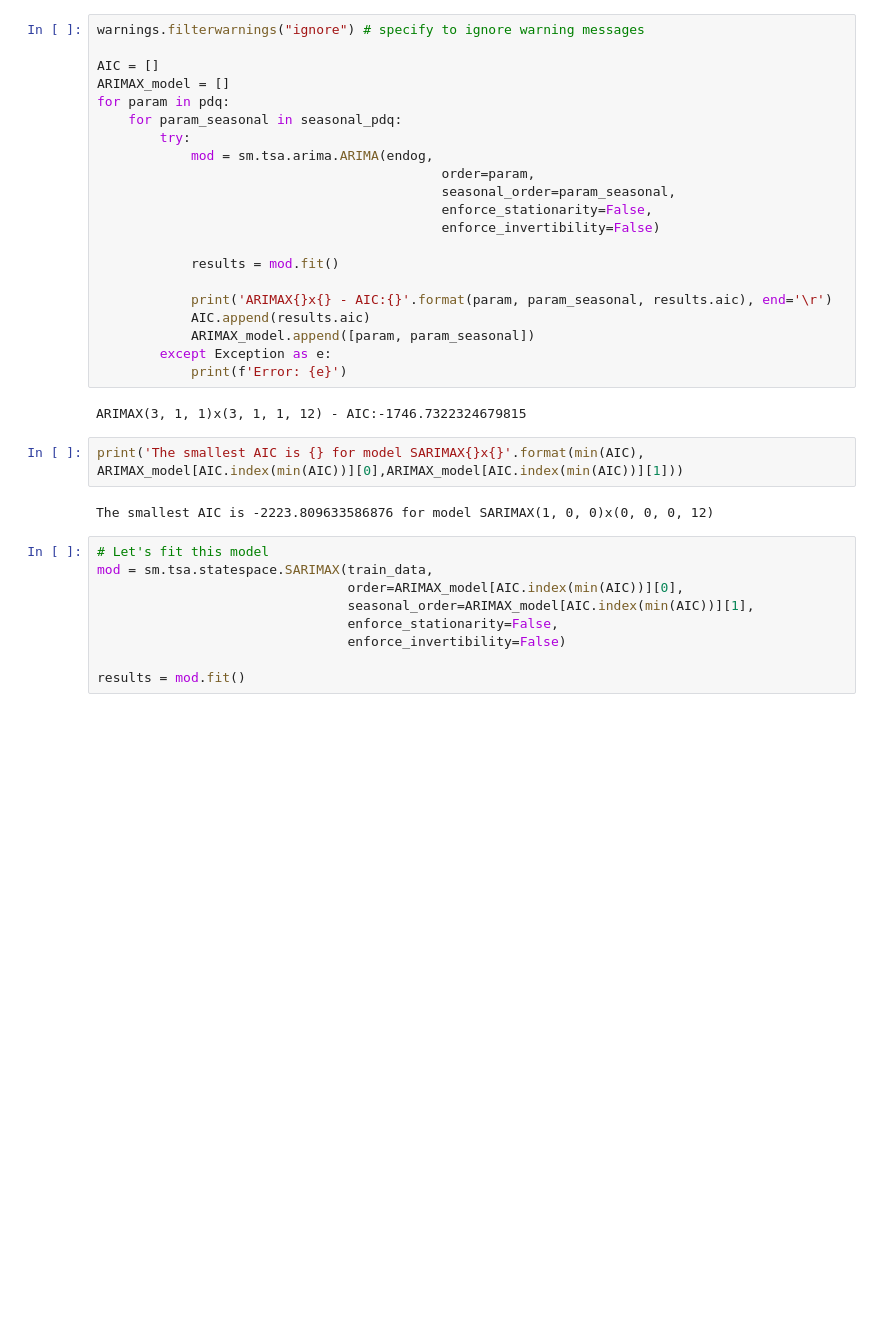
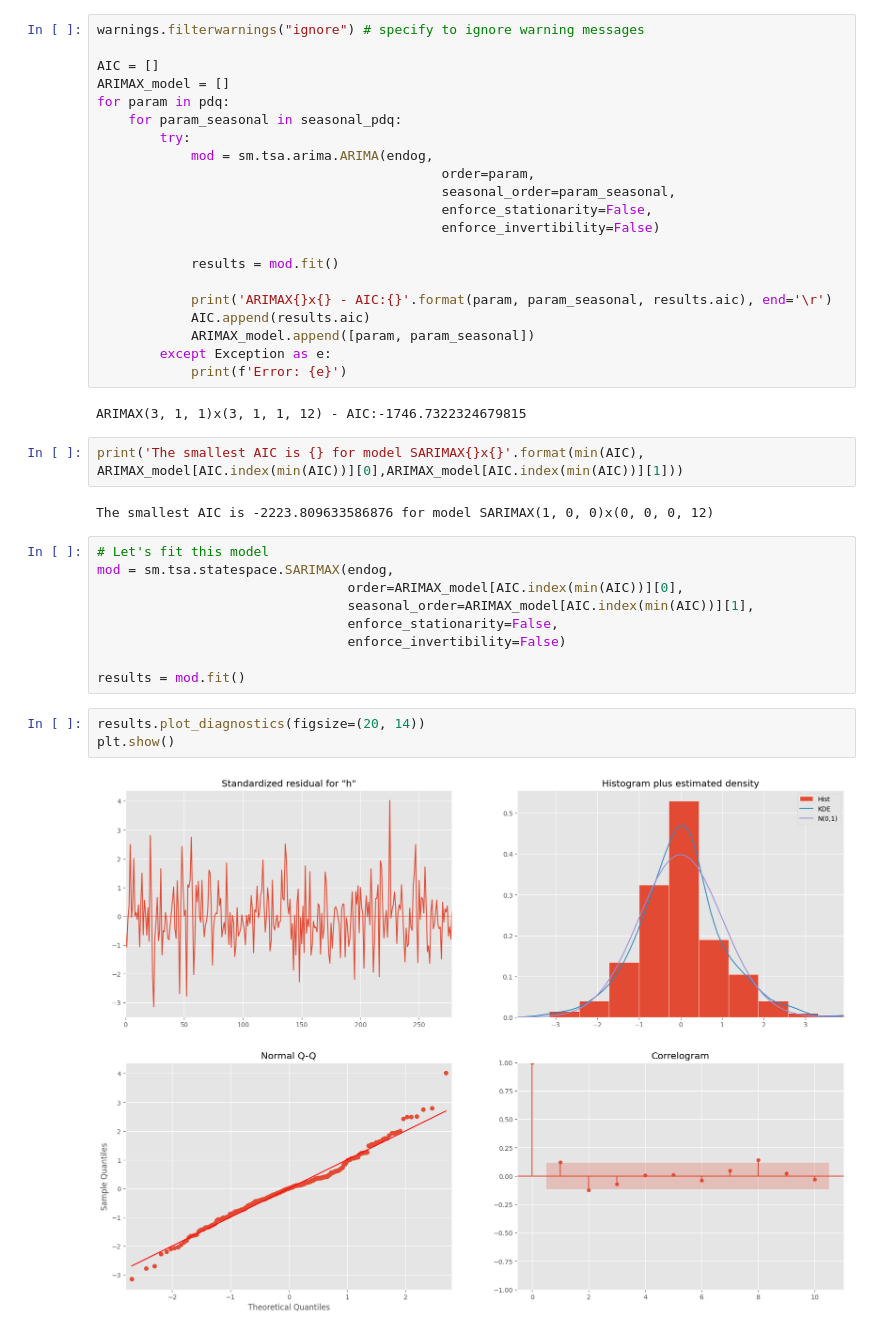
Before and after one commit to colome8/proyecto_ingenieria, a Jupyter notebook: model/train.ipynb, the cells around one changed output. Drawn from its saved outputs; the diff is of its cells as text; blank space fills up the shorter version.

```diff
--- a/model/train.ipynb
+++ b/model/train.ipynb
@@ -177,10 +177,15 @@ print('The smallest AIC is {} for model SARIMAX{}x{}'.format(min(AIC), ARIMAX_mo
 The smallest AIC is -2223.809633586876 for model SARIMAX(1, 0, 0)x(0, 0, 0, 12)
 # %%
 # Let's fit this model
-mod = sm.tsa.statespace.SARIMAX(train_data,
+mod = sm.tsa.statespace.SARIMAX(endog,
                                 order=ARIMAX_model[AIC.index(min(AIC))][0],
                                 seasonal_order=ARIMAX_model[AIC.index(min(AIC))][1],
                                 enforce_stationarity=False,
                                 enforce_invertibility=False)
 
 results = mod.fit()
+# %%
+results.plot_diagnostics(figsize=(20, 14))
+plt.show()
+# %% [output]
+[figure, added]
```
Also changed, not shown: parts of 13 cells of this notebook.
